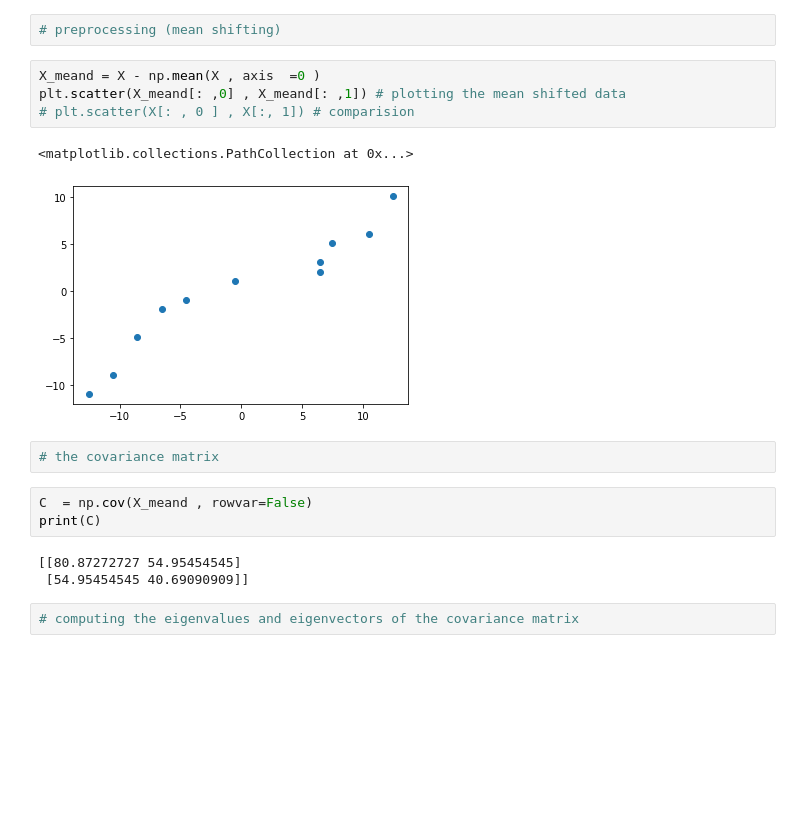
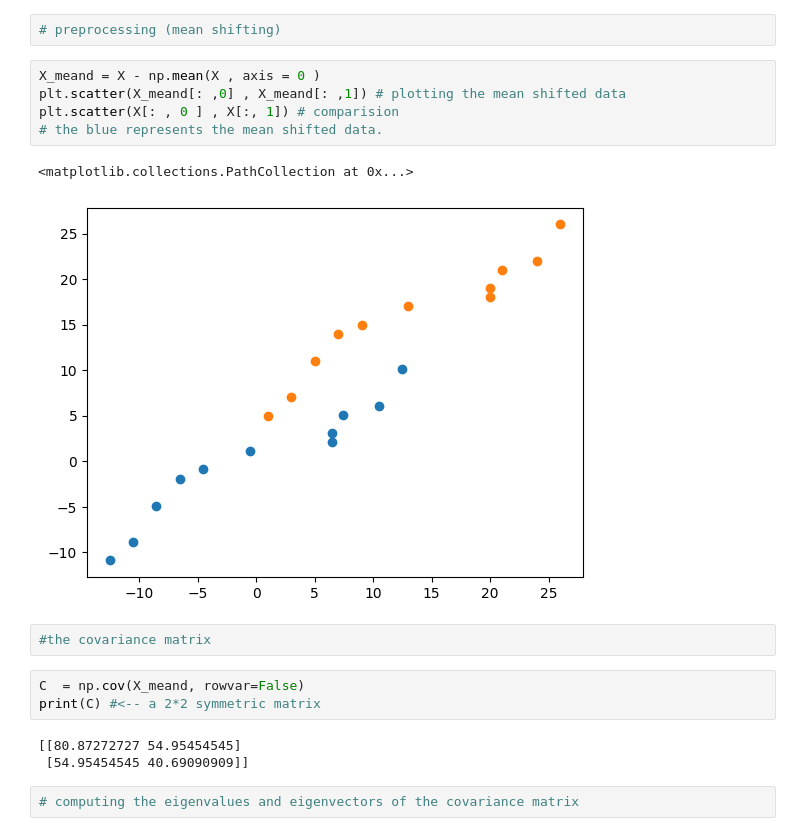
Before and after one commit to mayurondata/Essential-Mathematics-for-Machine-Leaning., a Jupyter notebook: week4.ipynb, the cells around one changed output. Cells and saved outputs as stored; diff of their text form; blank space fills up the shorter version.

```diff
--- a/week4.ipynb
+++ b/week4.ipynb
@@ -38,17 +32,18 @@ plt.scatter(X[: , 0] ,X[: ,1] ) # plotting
 # %%
 # preprocessing (mean shifting)
 # %%
-X_meand = X - np.mean(X , axis  =0 )
+X_meand = X - np.mean(X , axis = 0 )
 plt.scatter(X_meand[: ,0] , X_meand[: ,1]) # plotting the mean shifted data
-# plt.scatter(X[: , 0 ] , X[:, 1]) # comparision
+plt.scatter(X[: , 0 ] , X[:, 1]) # comparision
+# the blue represents the mean shifted data.
 # %% [output]
 <matplotlib.collections.PathCollection at 0x...>
-[figure, old version]
+[figure, new version]
 # %%
-# the covariance matrix
+#the covariance matrix
 # %%
-C  = np.cov(X_meand , rowvar=False)
-print(C)
+C  = np.cov(X_meand, rowvar=False)
+print(C) #<-- a 2*2 symmetric matrix
 # %% [output]
 [[80.87272727 54.95454545]
  [54.95454545 40.69090909]]
```
Also changed, not shown: parts of 36 cells of this notebook.
